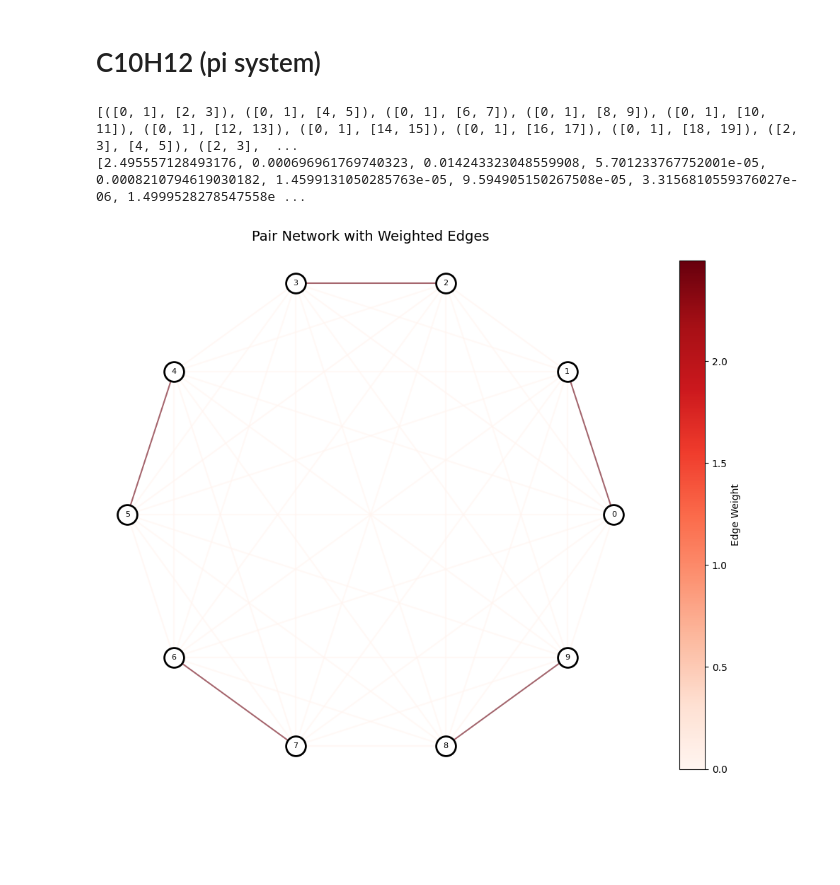
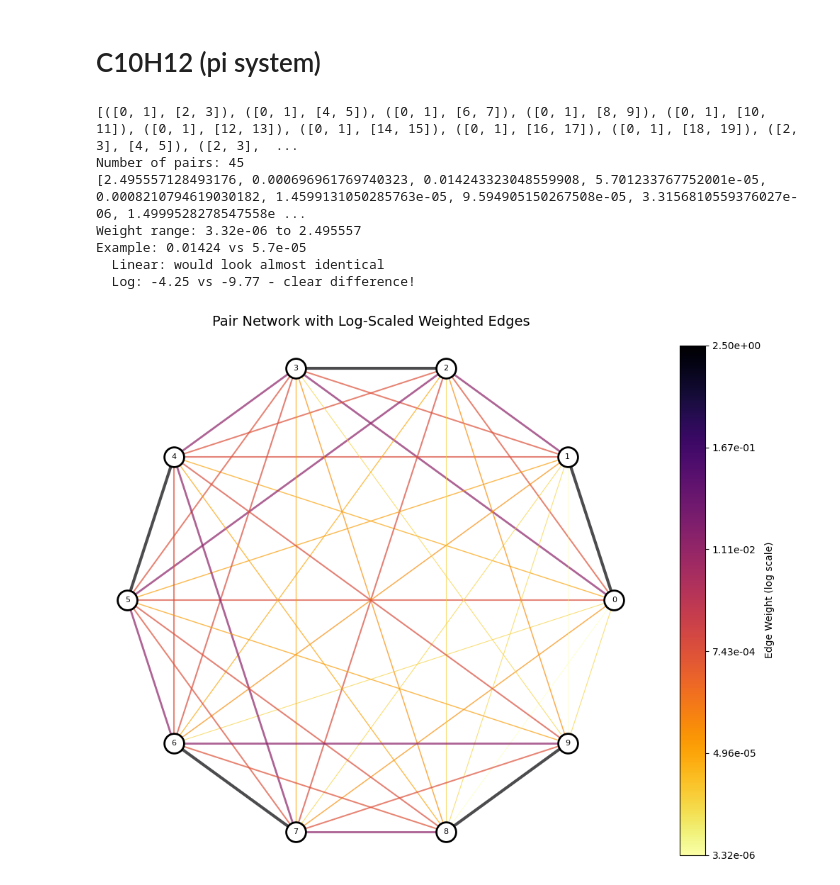
Before and after one commit to NavidRoshani/sunrise, a Jupyter notebook: src/sunrise/orbital_correlation/examples/mutual_info_plots.ipynb, the cells around one changed output. Saved outputs shown, nothing was run; the diff lists cells and outputs as text; code cells hidden in the pictures; blank space fills up the shorter version.

Commit message:
change color

```diff
--- a/src/sunrise/orbital_correlation/examples/mutual_info_plots.ipynb
+++ b/src/sunrise/orbital_correlation/examples/mutual_info_plots.ipynb
@@ -12,7 +12,6 @@ def generate_pairs():
 def plot_pairs_with_weights(pairs, weights):
     # Get all unique segments (nodes)
     nodes = [[i, i+1] for i in range(0, 19, 2)]
-    # node_labels = {tuple(node): str(i) for i, node in enumerate(nodes)}
     node_labels = {tuple(node): str(i) for i, node in enumerate(nodes)}
 
     # Create positions for nodes in a circle
@@ -20,19 +19,33 @@ def plot_pairs_with_weights(pairs, weights):
     angles = np.linspace(0, 2 * np.pi, n, endpoint=False)
     pos = {tuple(nodes[i]): (np.cos(angles[i]), np.sin(angles[i])) for i in range(n)}
 
-    # Normalize weights for color mapping
-    max_weight = max(weights)
-    norm = mcolors.Normalize(vmin=0, vmax=max_weight)
-    cmap = plt.cm.Reds
+    # Apply log transformation to weights for better visualization
+    # Filter out zero weights and apply log
+    log_weights = []
+    for w in weights:
+        if w > 0:
+            log_weights.append(np.log(w))
+            # log_weights.append(w)
+        else:
+            log_weights.append(np.log(1e-10))  # Small value for zeros
+
+    # Normalize log-transformed weights for color mapping
+    min_log = min(log_weights)
+    max_log = max(log_weights)
+    norm = mcolors.Normalize(vmin=min_log, vmax=max_log)
+    cmap = plt.cm.inferno_r
+    # cmap = plt.cm.Reds
 
     fig, ax = plt.subplots(figsize=(12, 8))
 
-    # Draw edges with colors based on weights
-    for (seg1, seg2), weight in zip(pairs, weights):
-        color = cmap(norm(weight))
+    # Draw edges with colors based on log-scaled weights
+    for (seg1, seg2), weight, log_weight in zip(pairs, weights, log_weights):
+        color = cmap(norm(log_weight))
         p1 = pos[tuple(seg1)]
         p2 = pos[tuple(seg2)]
-        ax.plot([p1[0], p2[0]], [p1[1], p2[1]], color=color, linewidth=1.5, alpha=0.6)
+        # Also vary linewidth slightly based on weight
+        linewidth = 0.5 + 2.5 * (log_weight - min_log) / (max_log - min_log)
+        ax.plot([p1[0], p2[0]], [p1[1], p2[1]], color=color, linewidth=linewidth, alpha=0.7)
 
     # Draw nodes
     for node in nodes:
@@ -40,44 +53,56 @@ def plot_pairs_with_weights(pairs, weights):
         ax.plot(p[0], p[1], 'o', color='white', markersize=20, markeredgecolor='black', markeredgewidth=2)
         ax.text(p[0], p[1], node_labels[tuple(node)], ha='center', va='center', fontsize=8)
 
-    # Add colorbar
+    # Add colorbar with log scale
     sm = plt.cm.ScalarMappable(cmap=cmap, norm=norm)
     sm.set_array([])
-    plt.colorbar(sm, ax=ax, label='Edge Weight')
+    cbar = plt.colorbar(sm, ax=ax, label='Edge Weight (log scale)')
+
+    # Add actual weight values to colorbar ticks
+    log_ticks = np.linspace(min_log, max_log, 6)
+    cbar.set_ticks(log_ticks)
+    cbar.set_ticklabels([f'{np.exp(t):.2e}' for t in log_ticks])
 
     ax.set_aspect('equal')
     ax.axis('off')
-    ax.set_title('Pair Network with Weighted Edges', fontsize=14, pad=20)
+    ax.set_title('Pair Network with Log-Scaled Weighted Edges', fontsize=14, pad=20)
     plt.tight_layout()
     plt.show()
 
 # Example usage:
 if __name__ == "__main__":
     pairs = generate_pairs()
     print(pairs)
-    # Generate random weights for demonstration
-    # rnd_weights = np.random.rand(len(pairs)) * 100
+    print(f"Number of pairs: {len(pairs)}")
+
     weights = [
         2.495557128493176, 0.000696961769740323, 0.014243323048559908, 5.701233767752001e-05, 0.0008210794619030182, 1.4599131050285763e-05, 9.594905150267508e-05, 3.3156810559376027e-06, 1.4999528278547558e-05,
         0.014731047730134339, 0.0007296665159142179, 0.0008683019341115816, 6.17436709049457e-05, 0.00010148299484491474, 1.580036716353206e-05, 1.500839935575371e-05, 3.768035475193443e-06,
         2.467667152969747, 0.000731034711346723, 0.014754764794171482, 5.11648581502655e-05, 0.0008593434947399281, 1.4741370264470532e-05, 0.00010242191822085189,
         0.014796509102337652, 0.0007308189171983948, 0.0008587927726857458, 5.227055709955408e-05, 9.681092770907895e-05, 1.59946809965561e-05,
         2.4667957059955734, 0.0007298850437256199, 0.01477768387649947, 5.73526010949621e-05, 0.0008755117265546453,
         0.014736981697708984, 0.0007296945906558605, 0.0008280162265408286, 6.256203651222592e-05,
         2.4676577214341453, 0.0006994200746612833, 0.014870797920560452,
         0.014377866664008643, 0.0007358320946742047,
         2.49090998606744
     ]
-    # import math
-    # weights = [math.log(w) for w in weights]
-    weights.extend([0] * (len(pairs) - len(weights)))
+
+    # Pad with zeros if needed
+    weights.extend([1e-10] * (len(pairs) - len(weights)))
     print(weights)
 
-    # print(f"Generated {len(pairs)} pairs with weights")
-    # print(f"Weight range: {min(weights):.2f} to {max(weights):.2f}")
+    print(f"Weight range: {min([w for w in weights if w > 0]):.2e} to {max(weights):.6f}")
+    print(f"Example: 0.01424 vs 5.7e-05")
+    print(f"  Linear: would look almost identical")
+    print(f"  Log: {np.log(0.01424):.2f} vs {np.log(5.7e-05):.2f} - clear difference!")
 
     plot_pairs_with_weights(pairs, weights)
 # %% [output]
 [([0, 1], [2, 3]), ([0, 1], [4, 5]), ([0, 1], [6, 7]), ([0, 1], [8, 9]), ([0, 1], [10, 11]), ([0, 1], [12, 13]), ([0, 1], [14, 15]), ([0, 1], [16, 17]), ([0, 1], [18, 19]), ([2, 3], [4, 5]), ([2, 3],  ...
+Number of pairs: 45
 [2.495557128493176, 0.000696961769740323, 0.014243323048559908, 5.701233767752001e-05, 0.0008210794619030182, 1.4599131050285763e-05, 9.594905150267508e-05, 3.3156810559376027e-06, 1.4999528278547558e ...
+Weight range: 3.32e-06 to 2.495557
+Example: 0.01424 vs 5.7e-05
+  Linear: would look almost identical
+  Log: -4.25 vs -9.77 - clear difference!
-[figure, old version]
+[figure, new version]
```
Also changed, not shown: parts of 4 cells of this notebook.
